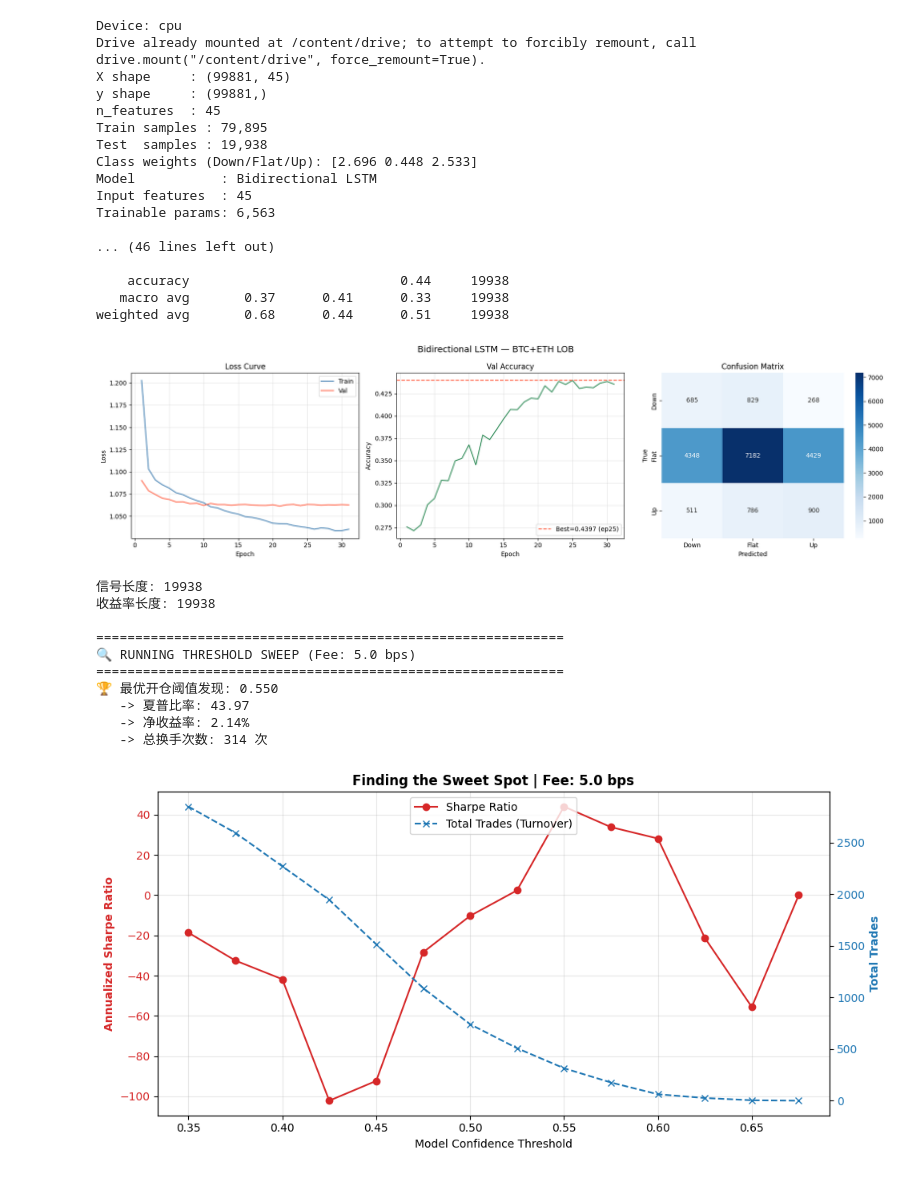
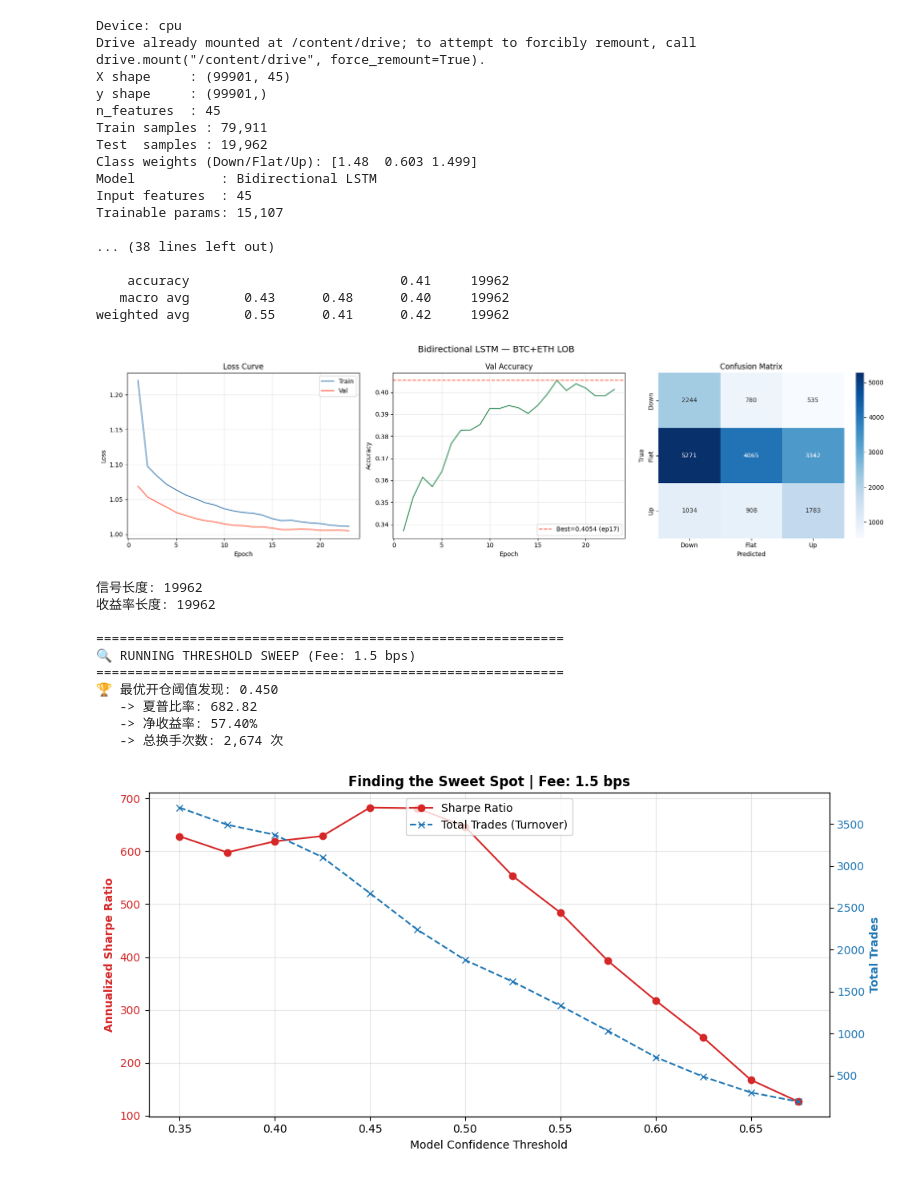
Before and after one commit to SiyuL2025/math_629_final, a Jupyter notebook: LSTM.ipynb, the cells around one changed output. Drawn from its saved outputs; the diff is of its cells as text; code cells hidden in the pictures.

```diff
--- a/LSTM.ipynb
+++ b/LSTM.ipynb
@@ -65,7 +65,7 @@ class LOBDataset(Dataset):
         return self.X[i : i + self.seq_len], self.y[i + self.seq_len - 1]
 
 def build_loaders(X, y, split):
-    embargo_gap = 30
+    embargo_gap = 10
 
     X_tr   = X[:split]
     X_te   = X[split + embargo_gap :]
@@ -99,13 +99,13 @@ class LOBLSTM(nn.Module):
             hidden_size   = HIDDEN_SIZE,
             num_layers    = N_LAYERS,
             batch_first   = True,
-            bidirectional = False,
+            bidirectional = True,
             dropout       = DROPOUT if N_LAYERS > 1 else 0.0,
         )
 
-        self.norm = nn.LayerNorm(HIDDEN_SIZE)
+        self.norm = nn.LayerNorm(HIDDEN_SIZE*2)
         self.head = nn.Sequential(
-            nn.Linear(HIDDEN_SIZE, HIDDEN_SIZE),
+            nn.Linear(HIDDEN_SIZE*2, HIDDEN_SIZE),
             nn.GELU(),
             nn.Dropout(DROPOUT),
             nn.Linear(HIDDEN_SIZE, 3),
@@ -131,10 +131,10 @@ class LOBLSTM(nn.Module):
         # MODIFIED: x shape directly goes to LSTM (B, T, n_features)
         _, (h_n, _) = self.lstm(x)
 
-        # h_forward = h_n[-2]
-        # h_backward = h_n[-1]
-        # h = torch.cat((h_forward, h_backward), dim=1)
-        h = h_n[-1]
+        h_forward = h_n[-2]
+        h_backward = h_n[-1]
+        h = torch.cat((h_forward, h_backward), dim=1)
+        # h = h_n[-1]
         h = self.norm(h)
         return self.head(h)
 
@@ -152,7 +152,7 @@ print(f"Trainable params: {n_params:,}")
 
 criterion = nn.CrossEntropyLoss(weight=class_w)
 
-optimizer = torch.optim.AdamW(model.parameters(), lr=LR, weight_decay=5e-3)
+optimizer = torch.optim.AdamW(model.parameters(), lr=LR, weight_decay=2e-3)
 scheduler = torch.optim.lr_scheduler.CosineAnnealingLR(optimizer, T_max=EPOCHS)
 
 history = {"train_loss": [], "val_loss": [], "val_acc": []}
@@ -239,49 +239,49 @@ fig.suptitle("Bidirectional LSTM — BTC+ETH LOB", fontsize=14)
 
 ep = range(1, len(history["train_loss"]) + 1)
 axes[0].plot(ep, history["train_loss"], label="Train", color="steelblue")
 axes[0].plot(ep, history["val_loss"],   label="Val",   color="tomato")
 axes[0].set_title("Loss Curve"); axes[0].legend(); axes[0].grid(alpha=0.3)
 axes[0].set_xlabel("Epoch"); axes[0].set_ylabel("Loss")
 
 best_ep = int(np.argmax(history["val_acc"])) + 1
 axes[1].plot(ep, history["val_acc"], color="seagreen")
 axes[1].axhline(best_acc, color="tomato", linestyle="--", label=f"Best={best_acc:.4f} (ep{best_ep})")
 axes[1].set_title("Val Accuracy"); axes[1].legend(); axes[1].grid(alpha=0.3)
 axes[1].set_xlabel("Epoch"); axes[1].set_ylabel("Accuracy")
 
 cm = confusion_matrix(y_true, y_pred)
 sns.heatmap(cm, annot=True, fmt="d", cmap="Blues", ax=axes[2],
             xticklabels=["Down","Flat","Up"],
             yticklabels=["Down","Flat","Up"])
 axes[2].set_title("Confusion Matrix")
 axes[2].set_xlabel("Predicted"); axes[2].set_ylabel("True")
 
 plt.tight_layout()
 plt.show()
 # %% [output]
 Device: cpu
 Drive already mounted at /content/drive; to attempt to forcibly remount, call drive.mount("/content/drive", force_remount=True).
-X shape     : (99881, 45)
-y shape     : (99881,)
+X shape     : (99901, 45)
+y shape     : (99901,)
 n_features  : 45
-Train samples : 79,895
-Test  samples : 19,938
-Class weights (Down/Flat/Up): [2.696 0.448 2.533]
+Train samples : 79,911
+Test  samples : 19,962
+Class weights (Down/Flat/Up): [1.48  0.603 1.499]
 Model           : Bidirectional LSTM
 Input features  : 45
-Trainable params: 6,563
+Trainable params: 15,107
 
-... (46 lines left out)
+... (38 lines left out)
 
-    accuracy                           0.44     19938
-   macro avg       0.37      0.41      0.33     19938
-weighted avg       0.68      0.44      0.51     19938
+    accuracy                           0.41     19962
+   macro avg       0.43      0.48      0.40     19962
+weighted avg       0.55      0.41      0.42     19962
-[figure, old version]
+[figure, new version]
 # %%
 # ==========================================
 # 8. Threshold Sweeping & Backtesting
 # ==========================================
-def sweep_thresholds(model, test_loader, future_returns, fee=0.0005):
+def sweep_thresholds(model, test_loader, future_returns, fee=0.00015):
     print("\n" + "=" * 60)
     print(f"🔍 RUNNING THRESHOLD SWEEP (Fee: {fee*10000:.1f} bps)")
     print("=" * 60)
@@ -377,16 +377,16 @@ print(f"收益率长度: {len(test_returns_aligned)}")
 assert len(test_returns_aligned) == current_test_len, f"对齐失败！需要 {current_test_len} 但只有 {len(test_returns_aligned)}"
 
 # 运行扫描器！
-df_sweep, optimal_th = sweep_thresholds(model, test_loader, test_returns_aligned, fee=0.0005)
+df_sweep, optimal_th = sweep_thresholds(model, test_loader, test_returns_aligned, fee=0.00015)
 # %% [output]
-信号长度: 19938
-收益率长度: 19938
+信号长度: 19962
+收益率长度: 19962
 
 ============================================================
-🔍 RUNNING THRESHOLD SWEEP (Fee: 5.0 bps)
+🔍 RUNNING THRESHOLD SWEEP (Fee: 1.5 bps)
 ============================================================
-🏆 最优开仓阈值发现: 0.550
-   -> 夏普比率: 43.97
-   -> 净收益率: 2.14%
-   -> 总换手次数: 314 次
+🏆 最优开仓阈值发现: 0.450
+   -> 夏普比率: 682.82
+   -> 净收益率: 57.40%
+   -> 总换手次数: 2,674 次
-[figure, old version]
+[figure, new version]
```
Also changed, not shown: parts of 3 cells of this notebook.
